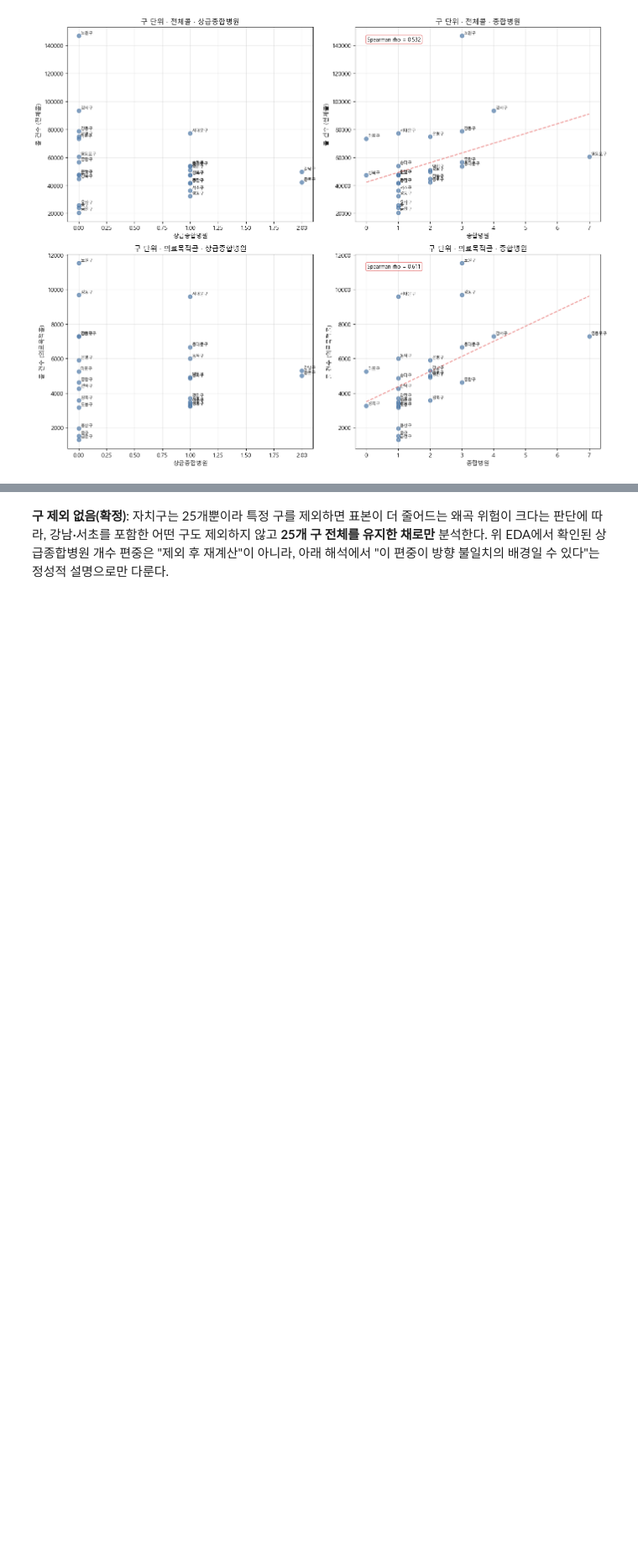
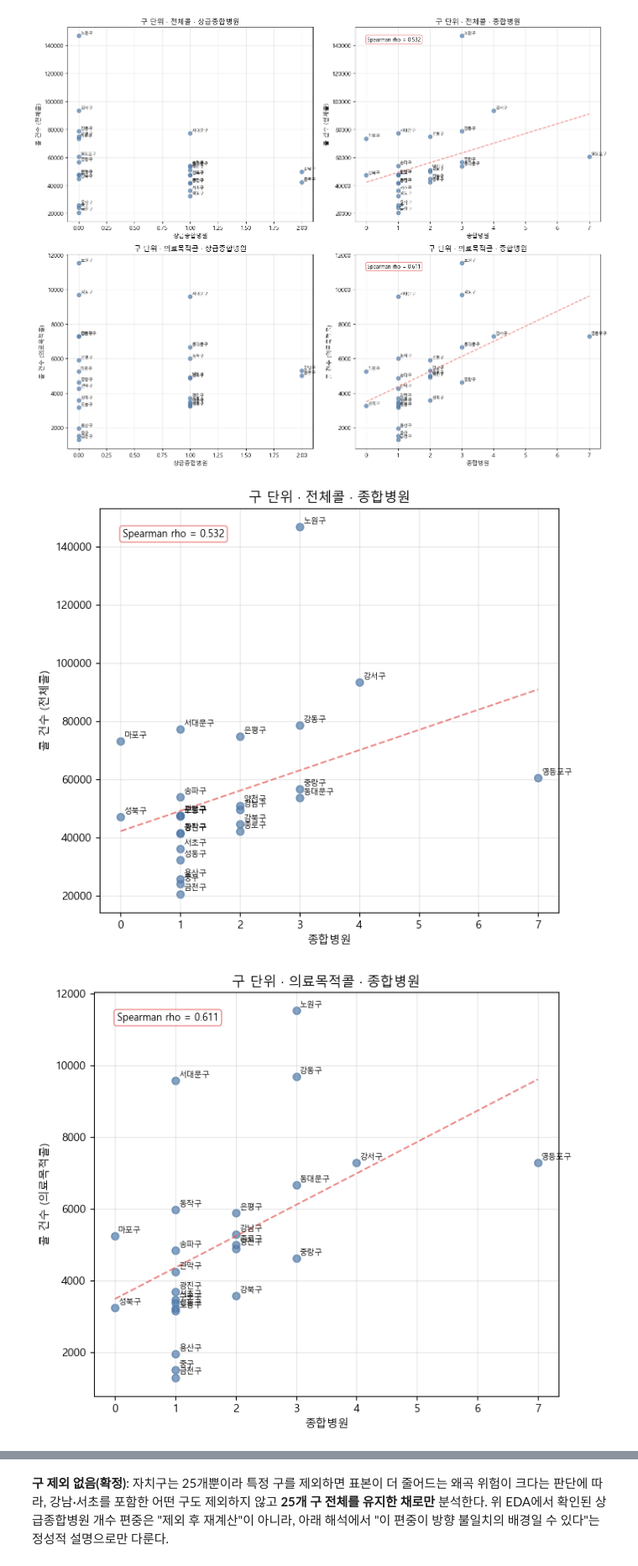
Before and after one commit to calltaxi-DA/calltaxi-DA, a Jupyter notebook: notebooks_region_facilities/07_2_medical_destination_analysis_and_insights.ipynb, the cells around one changed output, grey strips where cells are left out. Shown at 84% size. Drawn from its saved outputs; the diff is of its cells as text; code cells hidden in the pictures; blank space fills up the shorter version.

```diff
--- a/notebooks_region_facilities/07_2_medical_destination_analysis_and_insights.ipynb
+++ b/notebooks_region_facilities/07_2_medical_destination_analysis_and_insights.ipynb
@@ -382,3 +382,31 @@ plt.tight_layout()
 plt.show()
 # %% [output]
 [figure]
+# %%
+# 위 2x2 그리드의 오른쪽 열(종합병원)만 단독 그래프로 추출 — 구 단위 전체콜/의료목적콜
+for call_type, df in [("전체콜", gu_all), ("의료목적콜", gu_med)]:
+    col = "종합병원"
+    fig, ax = plt.subplots(figsize=(7, 6))
+    ax.scatter(df[col], df["콜건수"], s=45, alpha=0.7, color="#4c78a8")
+    for _, row in df.iterrows():
+        ax.annotate(row["목적구"], (row[col], row["콜건수"]), fontsize=7, xytext=(3, 3), textcoords="offset points")
+
+    slope, intercept = np.polyfit(df[col], df["콜건수"], 1)
+    x_line = np.array([df[col].min(), df[col].max()])
+    ax.plot(x_line, slope * x_line + intercept, linestyle="--", color="#e45756", alpha=0.7, linewidth=1.5)
+    rho, _ = stats.spearmanr(df[col], df["콜건수"])
+    ax.text(
+        0.05, 0.95, f"Spearman rho = {rho:.3f}", transform=ax.transAxes,
+        fontsize=9, va="top", ha="left",
+        bbox=dict(boxstyle="round", facecolor="white", alpha=0.7, edgecolor="#e45756"),
+    )
+
+    ax.set_xlabel(col)
+    ax.set_ylabel(f"콜 건수 ({call_type})")
+    ax.set_title(f"구 단위 · {call_type} · {col}")
+    ax.grid(alpha=0.3)
+    plt.tight_layout()
+    plt.show()
+# %% [output]
+[figure, added]
+[figure, added]
```
Also changed, not shown: parts of 3 cells of this notebook, 18 other files.
